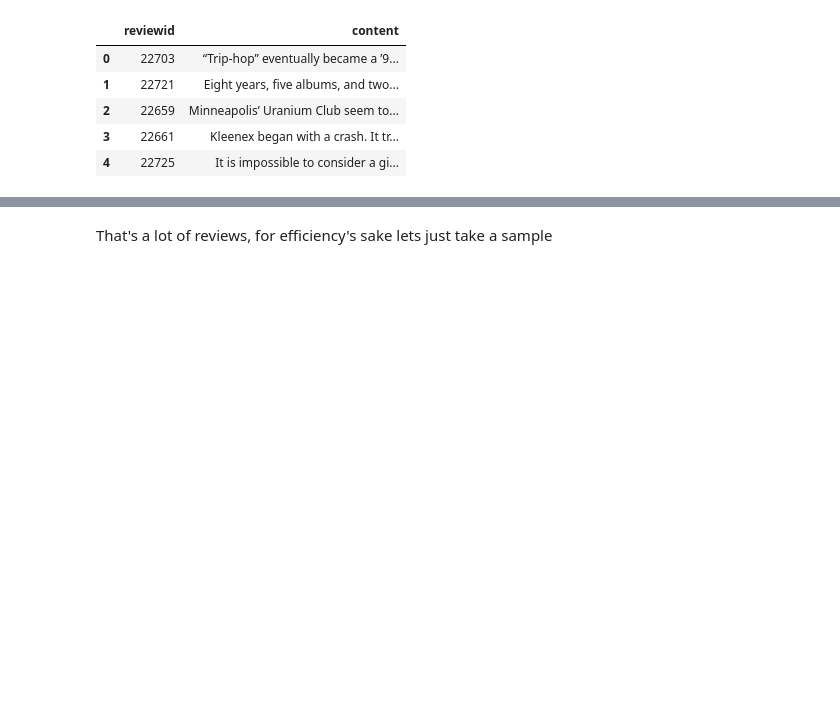
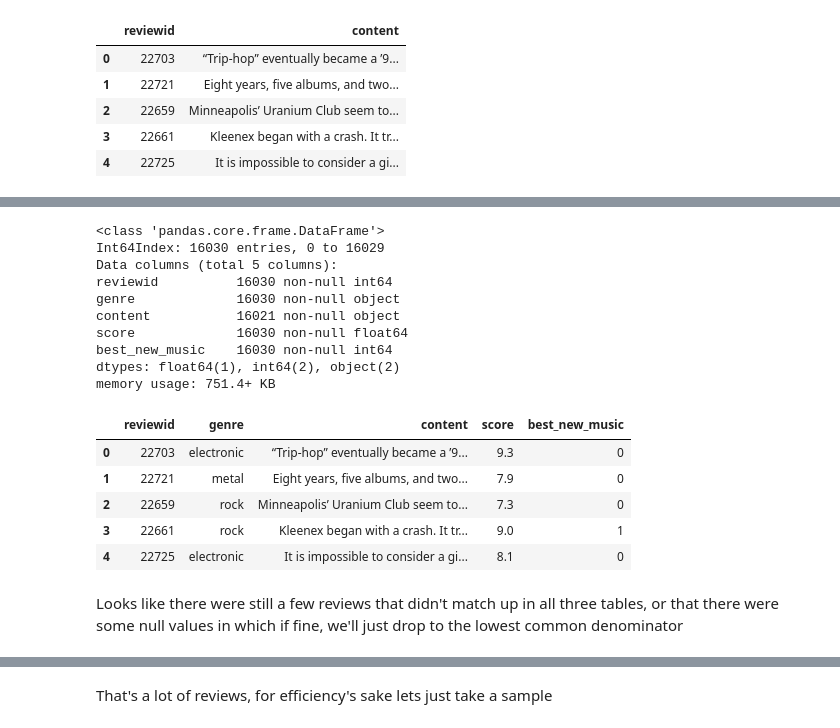
Before and after one commit to ncmatson/SMU_ML_Labs, a Jupyter notebook: 02smuml_lab/lab2.ipynb, the cells around one changed output, grey strips where cells are left out. Cells and saved outputs as stored; diff of their text form; code cells hidden in the pictures; blank space fills up the shorter version.

```diff
--- a/02smuml_lab/lab2.ipynb
+++ b/02smuml_lab/lab2.ipynb
@@ -25,0 +59,4 @@ number of reviews: 18393
+# %%
+meta.drop(['title','artist', 'url', 'author', 'author_type', 'pub_date', 'pub_weekday', 'pub_day', 'pub_month', 'pub_year'], axis=1, inplace=True)
+meta.info()
+meta.head()
@@ -25,0 +80,8 @@ number of reviews: 18393
+# %%
+genres = pd.read_csv('../../data/genres.csv')
+
+# some have multiple genres, for now lets just choose the first one
+genres.drop_duplicates(subset=['reviewid'],inplace=True)
+
+genres.info()
+genres.head()
@@ -25,0 +104,3 @@ number of reviews: 18393
+# %%
+genres.dropna(inplace=True)
+genres.info()
@@ -25,0 +115,24 @@ number of reviews: 18393
+# %%
+df = pd.merge(genres, reviews, on='reviewid')
+df = pd.merge(df, meta, on='reviewid')
+df.info()
+df.head()
+# %% [output]
+<class 'pandas.core.frame.DataFrame'>
+Int64Index: 16030 entries, 0 to 16029
+Data columns (total 5 columns):
+reviewid          16030 non-null int64
+genre             16030 non-null object
+content           16021 non-null object
+score             16030 non-null float64
+best_new_music    16030 non-null int64
+dtypes: float64(1), int64(2), object(2)
+memory usage: 751.4+ KB
+|  | reviewid | genre | content | score | best_new_music |
+| 0 | 22703 | electronic | “Trip-hop” eventually became a ’9... | 9.3 | 0 |
+| 1 | 22721 | metal | Eight years, five albums, and two... | 7.9 | 0 |
+| 2 | 22659 | rock | Minneapolis’ Uranium Club seem to... | 7.3 | 0 |
+| 3 | 22661 | rock | Kleenex began with a crash. It tr... | 9.0 | 1 |
+| 4 | 22725 | electronic | It is impossible to consider a gi... | 8.1 | 0 |
+# %% [markdown]
+Looks like there were still a few reviews that didn't match up in all three tables, or that there were some null values in which if fine, we'll just drop to the lowest common denominator
```
Also changed, not shown: parts of 28 cells of this notebook.
